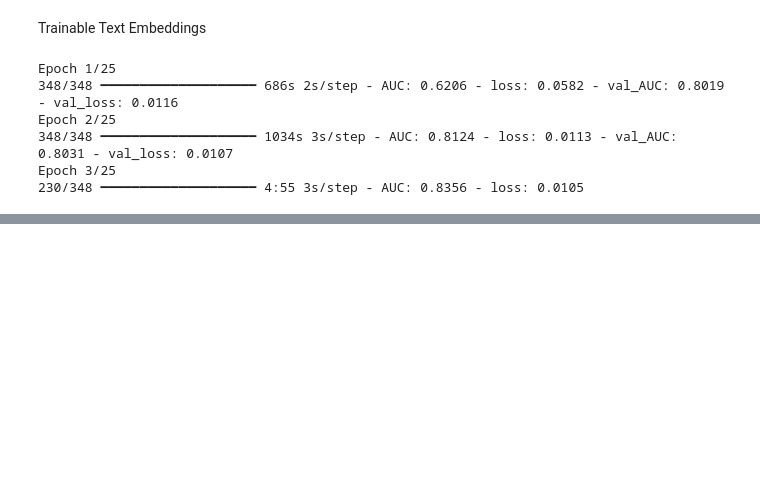
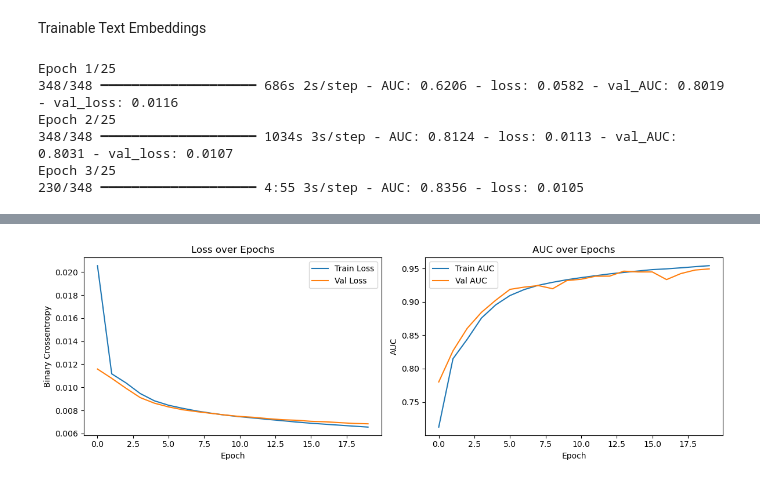
Before and after one commit to somtee99/personalized_learning_rl, a Jupyter notebook: agents/student_lstm_agent.ipynb, the cells around one changed output, grey strips where cells are left out. Saved outputs shown, nothing was run; the diff lists cells and outputs as text; code cells hidden in the pictures; blank space fills up the shorter version.

```diff
--- a/agents/student_lstm_agent.ipynb
+++ b/agents/student_lstm_agent.ipynb
@@ -565,0 +723,91 @@ Epoch 3/25
+# %%
+configs_to_run = [
+    {
+        'embedding_type': 'pretrained',
+        'embedding_dim': 384,
+        'lstm_units': 128,
+        'use_bilstm': True,
+        'batch_size': 16,
+        'use_extra_input': False,
+        'dropout_rate': 0.2,
+        'trainable': True,
+        'learning_rate': 0.0025
+    },
+    {
+        'embedding_type': 'pretrained',
+        'embedding_dim': 384,
+        'lstm_units': 128,
+        'use_bilstm': True,
+        'batch_size': 16,
+        'use_extra_input': False,
+        'dropout_rate': 0.3,
+        'trainable': True,
+        'learning_rate': 0.0025
+    },
+    {
+        'embedding_type': 'pretrained',
+        'embedding_dim': 384,
+        'lstm_units': 64,
+        'use_bilstm': True,
+        'batch_size': 16,
+        'use_extra_input': False,
+        'dropout_rate': 0.3,
+        'trainable': True,
+        'learning_rate': 0.0025
+    },
+    {
+        'embedding_type': 'pretrained',
+        'embedding_dim': 384,
+        'lstm_units': 64,
+        'use_bilstm': True,
+        'batch_size': 16,
+        'use_extra_input': False,
+        'dropout_rate': 0.2,
+        'trainable': True,
+        'learning_rate': 0.0025
+    }
+]
+
+final_results = []
+
+for cfg in configs_to_run:
+    print(f"\nTraining with config: {cfg}")
+    model = build_dkt_model(
+        num_skills=num_skills,
+        num_extra_features=3,
+        num_question_types=num_question_types,
+        embedding_dim=cfg['embedding_dim'],
+        lstm_units=cfg['lstm_units'],
+        use_bilstm=cfg['use_bilstm'],
+        use_extra_input=cfg['use_extra_input'],
+        pretrained_skill_embeddings=pretrained_skill_embeddings,
+        dropout_rate=cfg['dropout_rate'],
+        trainable=cfg['trainable'],
+        learning_rate=cfg['learning_rate']
+    )
+    early_stop = EarlyStopping(monitor='val_loss', patience=2, restore_best_weights=True)
+    fit_inputs = {'skill_input': X_train}
+    val_inputs = {'skill_input': X_val}
+
+    history = model.fit(
+        x=fit_inputs,
+        y=y_train,
+        batch_size=cfg['batch_size'],
+        epochs=20,
+        validation_data=(val_inputs, y_val),
+        callbacks=[early_stop],
+        verbose=1
+    )
+    best_val_auc = max(history.history['val_AUC'])
+    print(f"Best val_AUC: {best_val_auc:.4f}")
+    final_results.append({
+        **cfg,
+        'best_val_auc': best_val_auc,
+        'history': history
+    })
+
+# Sort and plot best run
+final_results = sorted(final_results, key=lambda x: x['best_val_auc'], reverse=True)
+best_history = final_results[0]['history']
+plot_history(best_history)
+# %% [output]
@@ -565,0 +831 @@ Epoch 3/25
+[figure, added]
```
Also changed, not shown: parts of 12 cells of this notebook, 3 other files.
